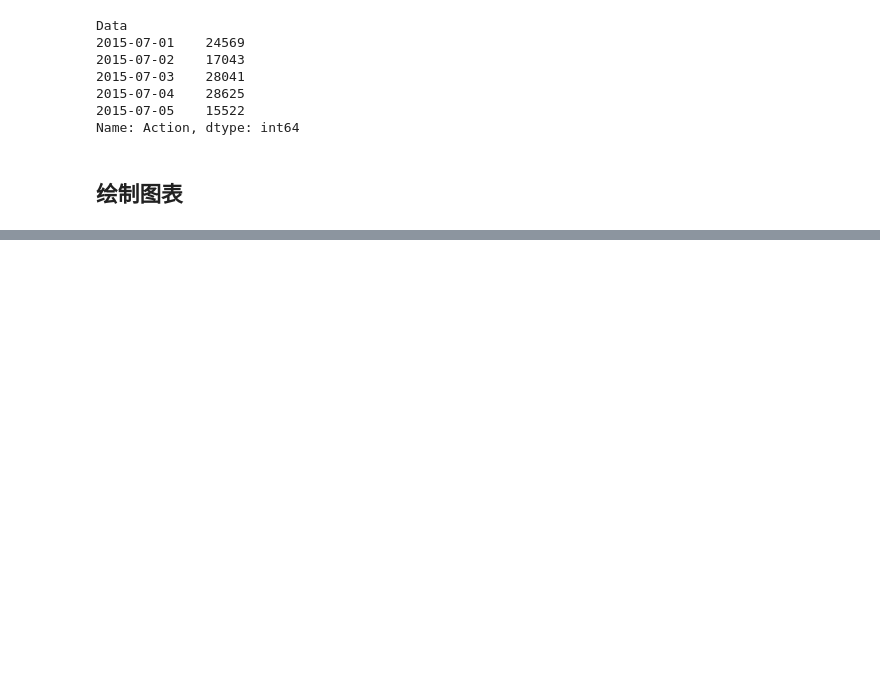
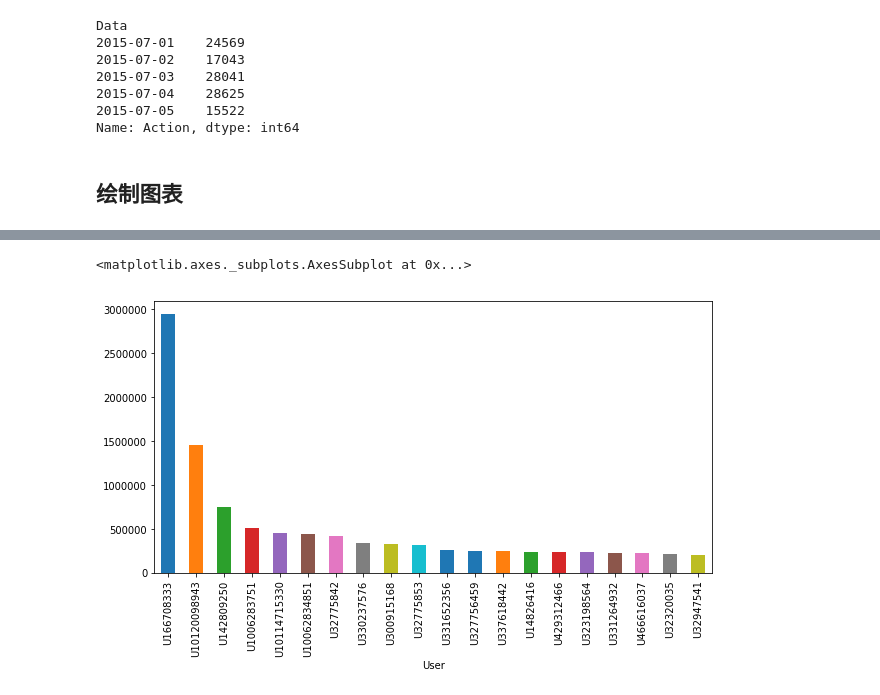
Before and after one commit to chocoai/DSAnaconda, a Jupyter notebook: 5.3 E-Commerce Website Page View Analysis.ipynb, the cells around one changed output, grey strips where cells are left out. Drawn from its saved outputs; the diff is of its cells as text; code cells hidden in the pictures; blank space fills up the shorter version.

```diff
--- a/5.3 E-Commerce Website Page View Analysis.ipynb
+++ b/5.3 E-Commerce Website Page View Analysis.ipynb
@@ -231,0 +250,7 @@ Name: Action, dtype: int64
+# %%
+orders['Total_price'] = orders['Quantity'] * orders['Price']
+g = orders.groupby('User')['Total_price'].sum().sort_values(ascending = False)[0:20]
+g.plot(kind = "bar",figsize = [10,5])
+# %% [output]
+<matplotlib.axes._subplots.AxesSubplot at 0x...>
+[figure, added]
```
Also changed, not shown: parts of 8 cells of this notebook.
